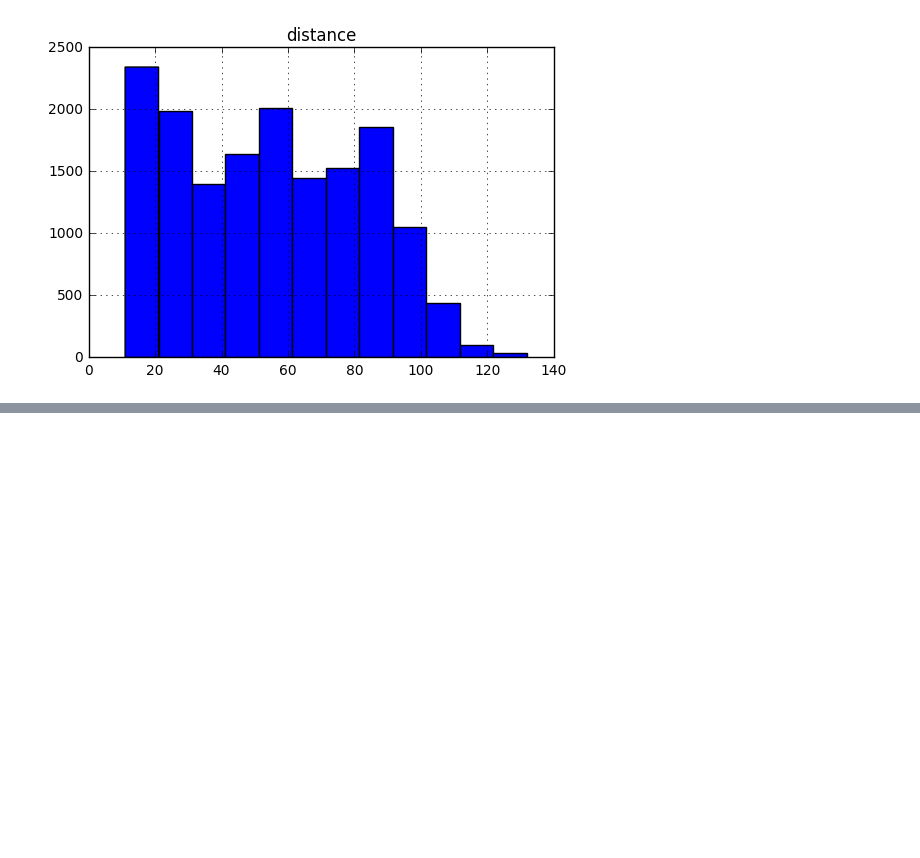
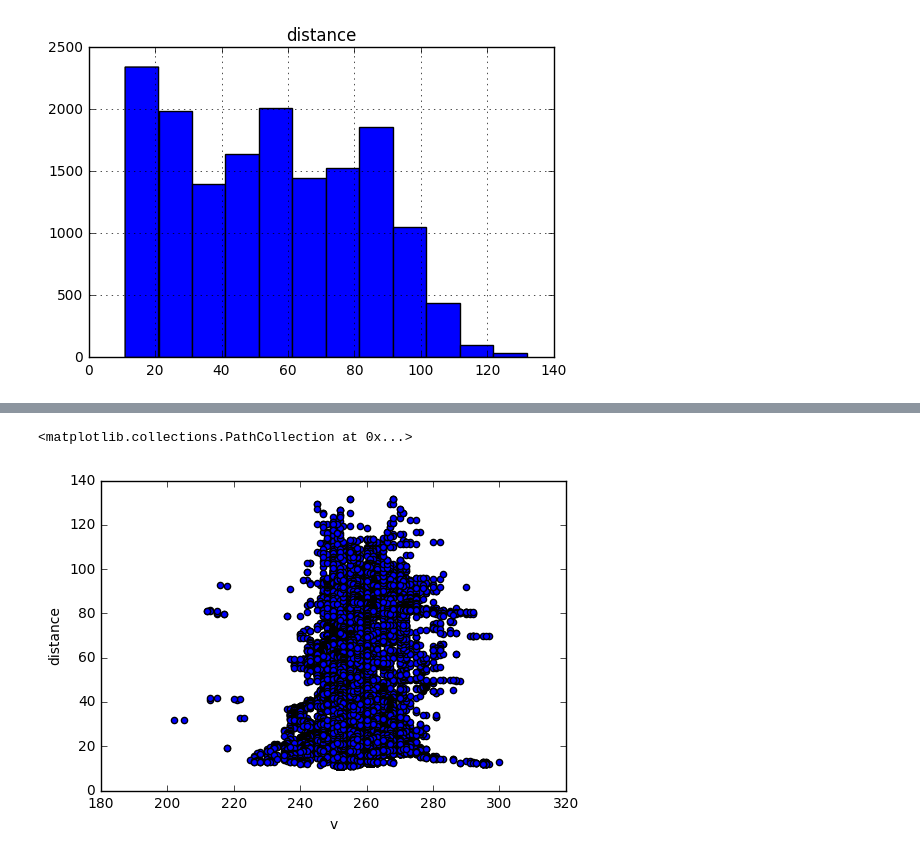
Before and after one commit to rhanschristiansen/Einstein, a Jupyter notebook: notebooks/EDA.ipynb, the cells around one changed output, grey strips where cells are left out. Cells and saved outputs as stored; diff of their text form; code cells hidden in the pictures; blank space fills up the shorter version.

```diff
--- a/notebooks/EDA.ipynb
+++ b/notebooks/EDA.ipynb
@@ -206,0 +138,7 @@ compare_errors(dataframe_1=results_small, dataframe_2=results, start_idx=0, end_
+# %%
+plt.xlabel('v')
+plt.ylabel('distance')
+plt.scatter(df_train['v'], df_train['distance'])
+# %% [output]
+<matplotlib.collections.PathCollection at 0x...>
+[figure, added]
```
Also changed, not shown: parts of 18 cells of this notebook, 2 other files.
